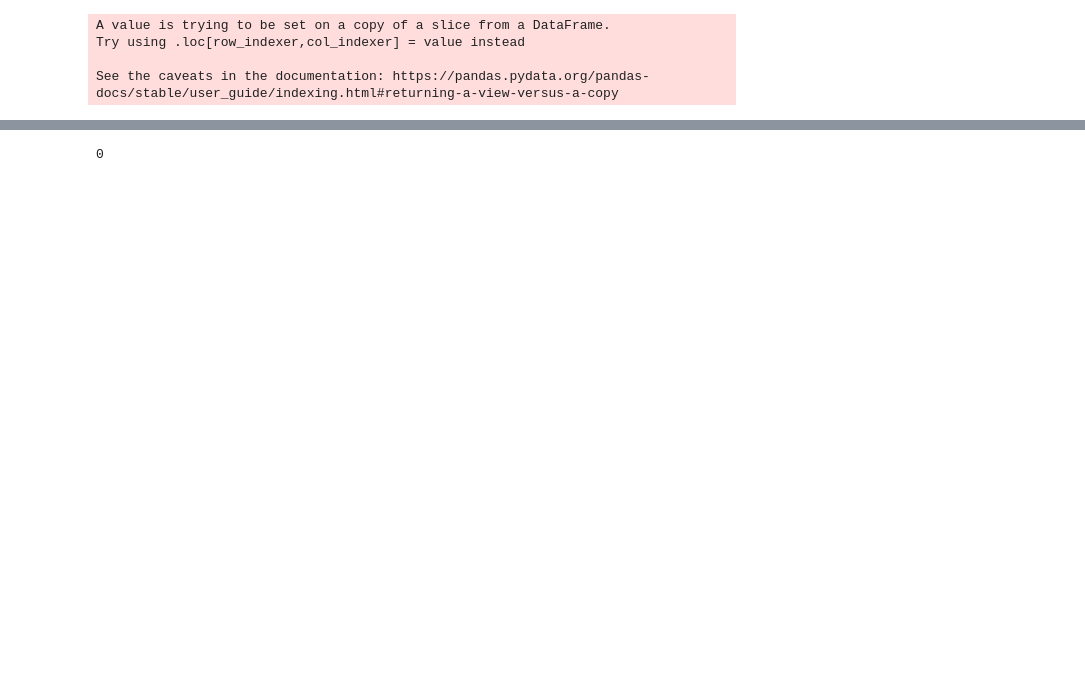
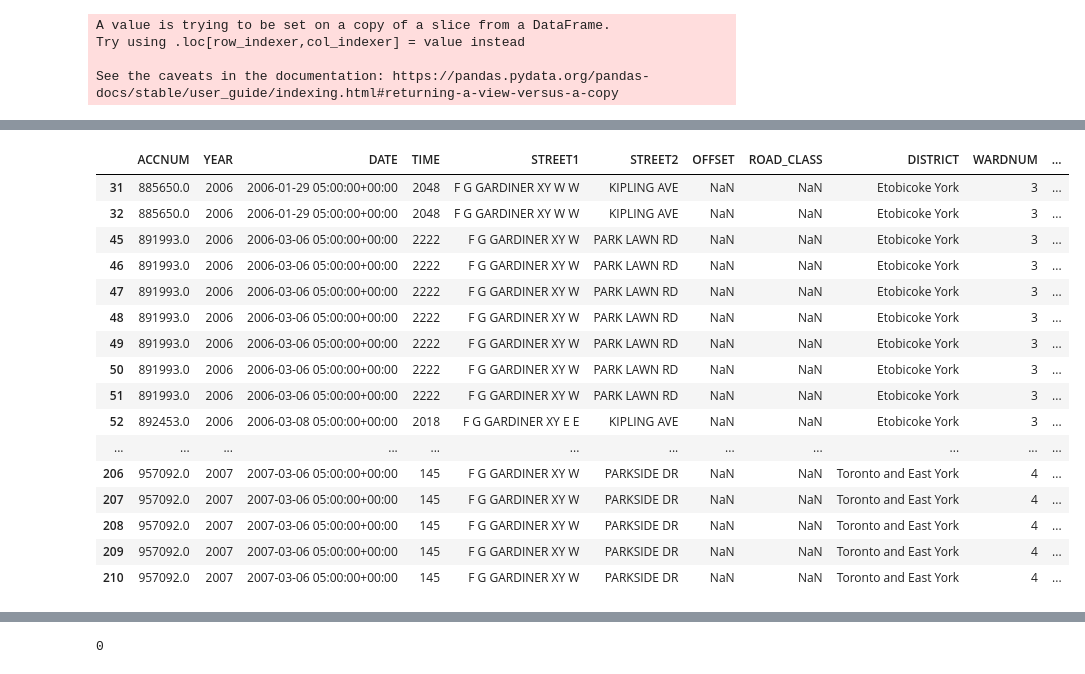
Before and after one commit to Raaj-4320/Accident-analysis, a Jupyter notebook: Accident_analysis.ipynb, the cells around one changed output, grey strips where cells are left out. Saved outputs shown, nothing was run; the diff lists cells and outputs as text; code cells hidden in the pictures; blank space fills up the shorter version.

```diff
--- a/Accident_analysis.ipynb
+++ b/Accident_analysis.ipynb
@@ -396,3 +452,23 @@ df['ACC_NUM'].isna().sum()
+# %%
+df[df['ACC_NUM'].isna()].head(30)
+# %% [output]
+|  | ACCNUM | YEAR | DATE | TIME | STREET1 | STREET2 | OFFSET | ROAD_CLASS | DISTRICT | WARDNUM | ... |
+| 31 | 885650.0 | 2006 | 2006-01-29 05:00:00+00:00 | 2048 | F G GARDINER XY W W | KIPLING AVE | NaN | NaN | Etobicoke York | 3 | ... |
+| 32 | 885650.0 | 2006 | 2006-01-29 05:00:00+00:00 | 2048 | F G GARDINER XY W W | KIPLING AVE | NaN | NaN | Etobicoke York | 3 | ... |
+| 45 | 891993.0 | 2006 | 2006-03-06 05:00:00+00:00 | 2222 | F G GARDINER XY W | PARK LAWN RD | NaN | NaN | Etobicoke York | 3 | ... |
+| 46 | 891993.0 | 2006 | 2006-03-06 05:00:00+00:00 | 2222 | F G GARDINER XY W | PARK LAWN RD | NaN | NaN | Etobicoke York | 3 | ... |
+| 47 | 891993.0 | 2006 | 2006-03-06 05:00:00+00:00 | 2222 | F G GARDINER XY W | PARK LAWN RD | NaN | NaN | Etobicoke York | 3 | ... |
+| 48 | 891993.0 | 2006 | 2006-03-06 05:00:00+00:00 | 2222 | F G GARDINER XY W | PARK LAWN RD | NaN | NaN | Etobicoke York | 3 | ... |
+| 49 | 891993.0 | 2006 | 2006-03-06 05:00:00+00:00 | 2222 | F G GARDINER XY W | PARK LAWN RD | NaN | NaN | Etobicoke York | 3 | ... |
+| 50 | 891993.0 | 2006 | 2006-03-06 05:00:00+00:00 | 2222 | F G GARDINER XY W | PARK LAWN RD | NaN | NaN | Etobicoke York | 3 | ... |
+| 51 | 891993.0 | 2006 | 2006-03-06 05:00:00+00:00 | 2222 | F G GARDINER XY W | PARK LAWN RD | NaN | NaN | Etobicoke York | 3 | ... |
+| 52 | 892453.0 | 2006 | 2006-03-08 05:00:00+00:00 | 2018 | F G GARDINER XY E E | KIPLING AVE | NaN | NaN | Etobicoke York | 3 | ... |
+| ... | ... | ... | ... | ... | ... | ... | ... | ... | ... | ... | ... |
+| 206 | 957092.0 | 2007 | 2007-03-06 05:00:00+00:00 | 145 | F G GARDINER XY W | PARKSIDE DR | NaN | NaN | Toronto and East York | 4 | ... |
+| 207 | 957092.0 | 2007 | 2007-03-06 05:00:00+00:00 | 145 | F G GARDINER XY W | PARKSIDE DR | NaN | NaN | Toronto and East York | 4 | ... |
+| 208 | 957092.0 | 2007 | 2007-03-06 05:00:00+00:00 | 145 | F G GARDINER XY W | PARKSIDE DR | NaN | NaN | Toronto and East York | 4 | ... |
+| 209 | 957092.0 | 2007 | 2007-03-06 05:00:00+00:00 | 145 | F G GARDINER XY W | PARKSIDE DR | NaN | NaN | Toronto and East York | 4 | ... |
+| 210 | 957092.0 | 2007 | 2007-03-06 05:00:00+00:00 | 145 | F G GARDINER XY W | PARKSIDE DR | NaN | NaN | Toronto and East York | 4 | ... |
 # %%
 !pip install klib
 # %% [output]
```
Also changed, not shown: parts of 14 cells of this notebook.
